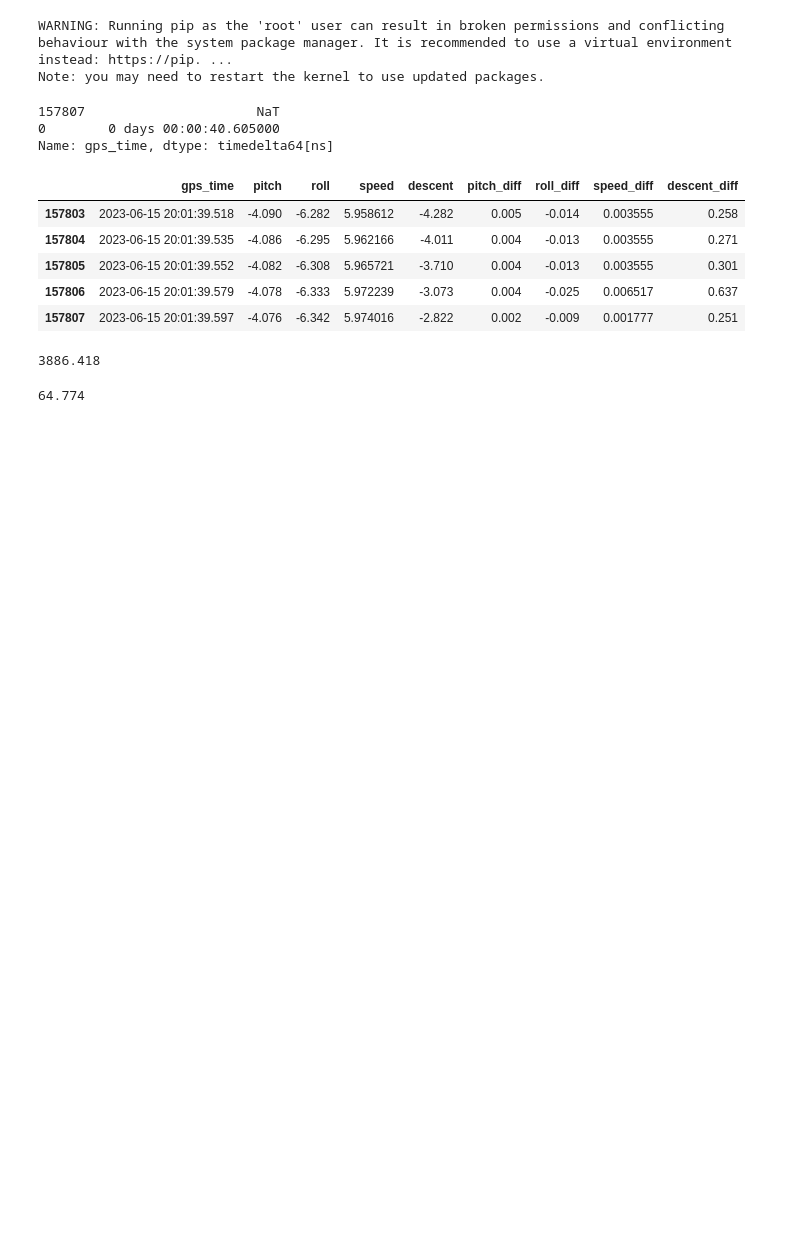
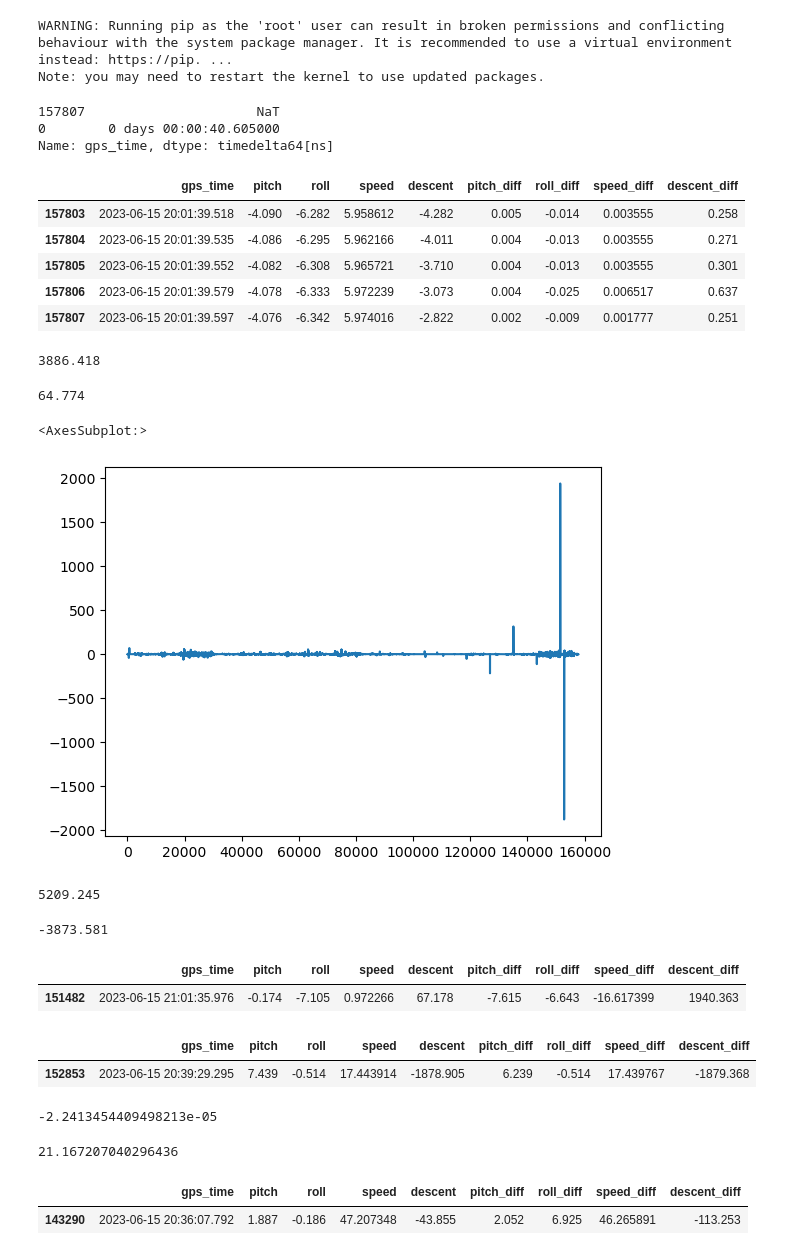
Before and after one commit to yvlcmb/various, a Jupyter notebook: sep30.ipynb, the cells around one changed output. Drawn from its saved outputs; the diff is of its cells as text; code cells hidden in the pictures; blank space fills up the shorter version.

Commit message:
Update sep30.ipynb
add plots of diff cols

```diff
--- a/sep30.ipynb
+++ b/sep30.ipynb
@@ -52,3 +51,37 @@ rows_per_second = rows_per_minute / 60
 print(round(rows_per_second,3))
 # %% [output]
 64.774
+# %%
+df.descent_diff.plot()
+# %% [output]
+<AxesSubplot:>
+[figure, added]
+# %%
+df.descent.max()
+# %% [output]
+5209.245
+# %%
+df.descent.min()
+# %% [output]
+-3873.581
+# %%
+df[df.descent_diff == df.descent_diff.max()]
+# %% [output]
+|  | gps_time | pitch | roll | speed | descent | pitch_diff | roll_diff | speed_diff | descent_diff |
+| 151482 | 2023-06-15 21:01:35.976 | -0.174 | -7.105 | 0.972266 | 67.178 | -7.615 | -6.643 | -16.617399 | 1940.363 |
+# %%
+df[df.descent_diff == df.descent_diff.min()]
+# %% [output]
+|  | gps_time | pitch | roll | speed | descent | pitch_diff | roll_diff | speed_diff | descent_diff |
+| 152853 | 2023-06-15 20:39:29.295 | 7.439 | -0.514 | 17.443914 | -1878.905 | 6.239 | -0.514 | 17.439767 | -1879.368 |
+# %%
+df.descent_diff.mean()
+# %% [output]
+-2.2413454409498213e-05
+# %%
+# in this cell, subtracting the two row/index numbers that represent
+# the max desecnt rate from the min descent rate and dividing by average number of
+# recordings per second
+(152853 - 151482) / 64.77
+# %% [output]
+21.167207040296436
@@ -54,0 +90,5 @@ print(round(rows_per_second,3))
+# %%
+df[df.roll_diff == df.roll_diff.max()]
+# %% [output]
+|  | gps_time | pitch | roll | speed | descent | pitch_diff | roll_diff | speed_diff | descent_diff |
+| 143290 | 2023-06-15 20:36:07.792 | 1.887 | -0.186 | 47.207348 | -43.855 | 2.052 | 6.925 | 46.265891 | -113.253 |
```
Also changed, not shown: parts of 5 cells of this notebook.
